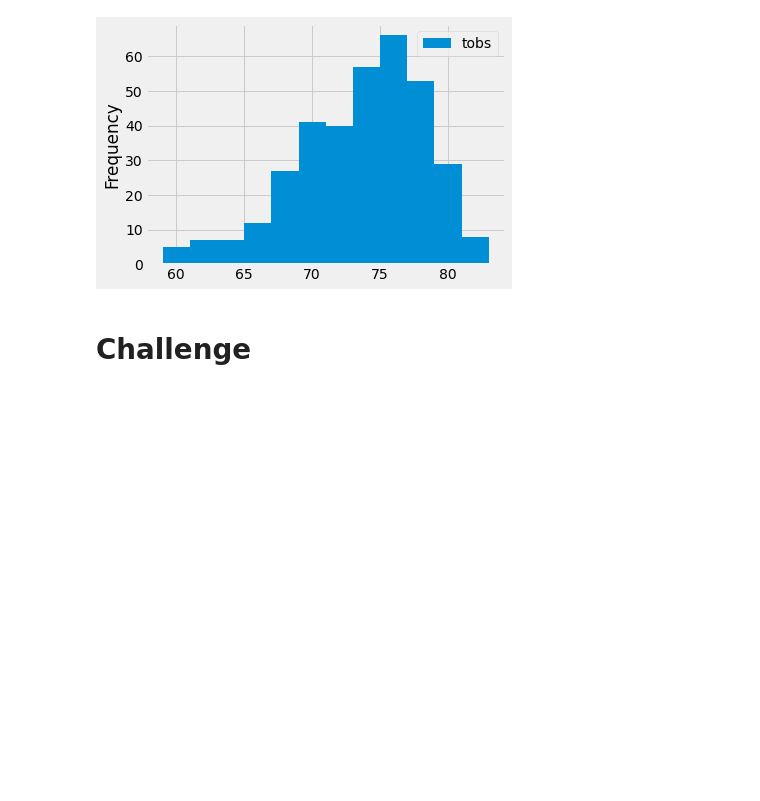
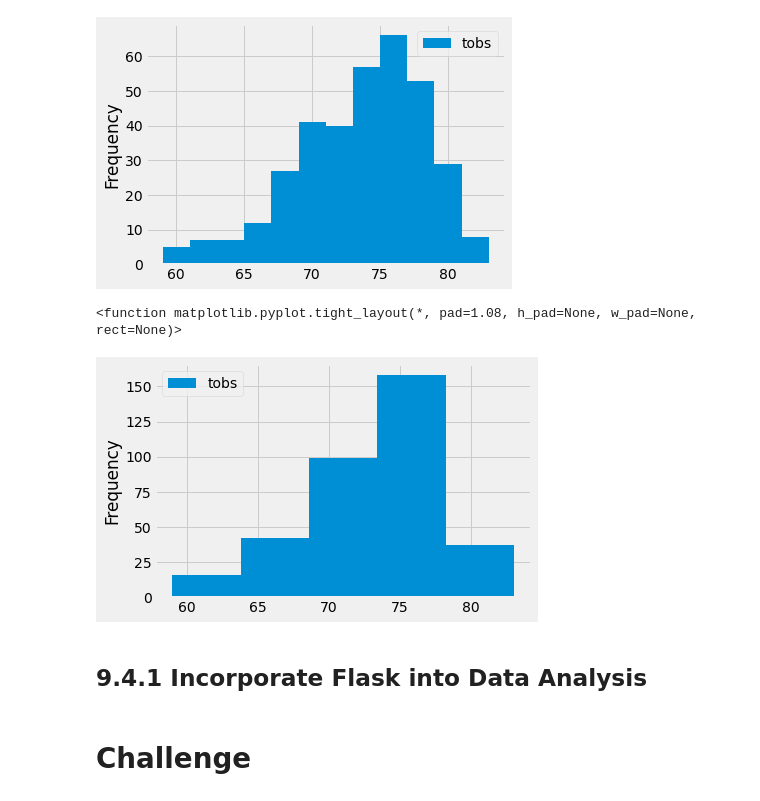
Before and after one commit to tutran90/surfs_up, a Jupyter notebook: climate_analysis.ipynb, the cells around one changed output. Saved outputs shown, nothing was run; the diff lists cells and outputs as text; code cells hidden in the pictures; blank space fills up the shorter version.

```diff
--- a/climate_analysis.ipynb
+++ b/climate_analysis.ipynb
@@ -203,6 +203,19 @@ plt.tight_layout()
 #majority of the observations were over 67 degrees
 # %% [output]
 [figure]
+# %%
+# Skill Drill: Adjust the number of bins in the plot to 5,
+# and then adjust the number to 20.
+# Take note of any differences in the plot
+# caused by changing the number of bins
+
+df.plot.hist(bins=5)
+plt.tight_layout # the frequency is in larger gaps
+# %% [output]
+<function matplotlib.pyplot.tight_layout(*, pad=1.08, h_pad=None, w_pad=None, rect=None)>
+[figure, added]
+# %% [markdown]
+## 9.4.1 Incorporate Flask into Data Analysis
 # %%
 # Choose the station with the highest number of temperature observations.
 # Query the last 12 months of temperature observation data for this station and plot the results as a histogram
```
Also changed, not shown: 1 other file.
